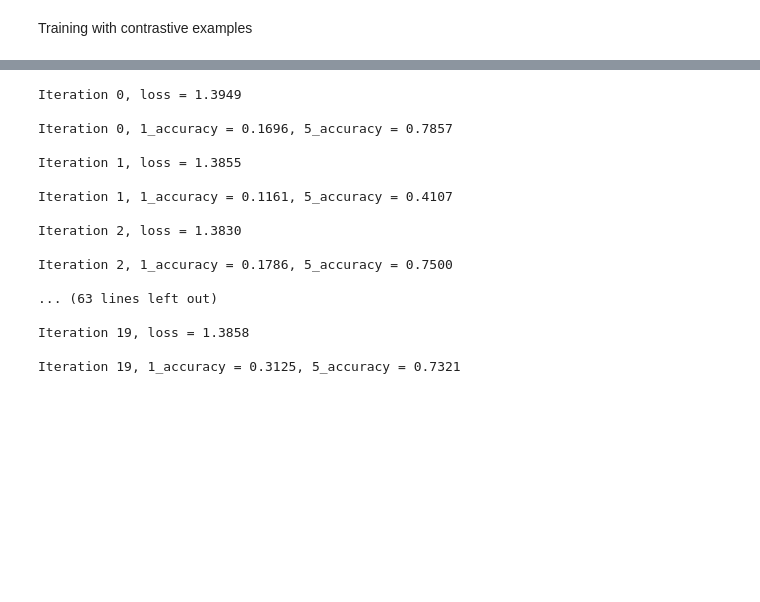
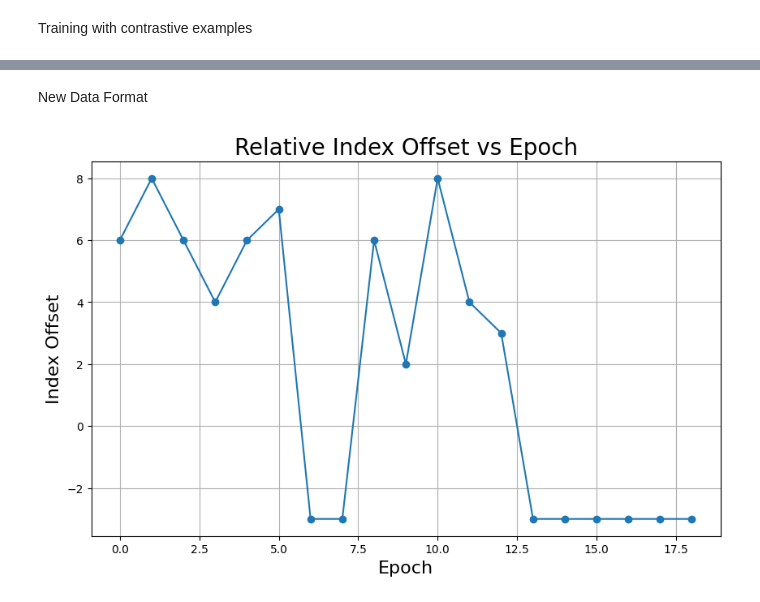
Before and after one commit to ahindy1234/CS231n-final-project, a Jupyter notebook: retriever.ipynb, the cells around one changed output, grey strips where cells are left out. Cells and saved outputs as stored; diff of their text form; code cells hidden in the pictures; blank space fills up the shorter version.

```diff
--- a/retriever.ipynb
+++ b/retriever.ipynb
@@ -328,22 +364,10 @@ def train_part_contrastive(model, optimizer, epochs=10, scheduler = None):
+# %% [markdown]
+New Data Format
 # %%
+# train model
+ad_val_acc = []
+model_name = "0603_resnet18_adv_cos"
 model = RetrieverNN(imageEmbeddingSize, queryTextEmbeddingSize)
 optimizer = optim.Adam(model.parameters(), lr=0.01)
-train_part_contrastive(model, optimizer, epochs = 20)
+train_part_contrastive(model, optimizer, model_name, train_data, eval_data, epochs = 5)
+# train_part34(model, optimizer, model_name, eval_data, epochs = 5)
-# %% [output]
-Iteration 0, loss = 1.3949
-
-Iteration 0, 1_accuracy = 0.1696, 5_accuracy = 0.7857
-
-Iteration 1, loss = 1.3855
-
-Iteration 1, 1_accuracy = 0.1161, 5_accuracy = 0.4107
-
-Iteration 2, loss = 1.3830
-
-Iteration 2, 1_accuracy = 0.1786, 5_accuracy = 0.7500
-
-... (63 lines left out)
-
-Iteration 19, loss = 1.3858
-
-Iteration 19, 1_accuracy = 0.3125, 5_accuracy = 0.7321
@@ -349,0 +379,13 @@ Iteration 19, 1_accuracy = 0.3125, 5_accuracy = 0.7321
+# %%
+
+plt.figure(figsize=(10, 6))
+plt.plot([6, 8, 6, 4, 6, 7, -3, -3, 6, 2, 8, 4, 3, -3, -3, -3, -3, -3, -3], marker='o', linestyle='-')
+plt.title('Relative Index Offset vs Epoch', fontsize = 20)
+plt.xlabel('Epoch', fontsize = 16)
+plt.ylabel('Index Offset', fontsize = 16)
+plt.grid(True)
+
+plt.savefig("index offset figure.pdf")
+plt.show()
+# %% [output]
+[figure, added]
```
Also changed, not shown: parts of 22 cells of this notebook.
